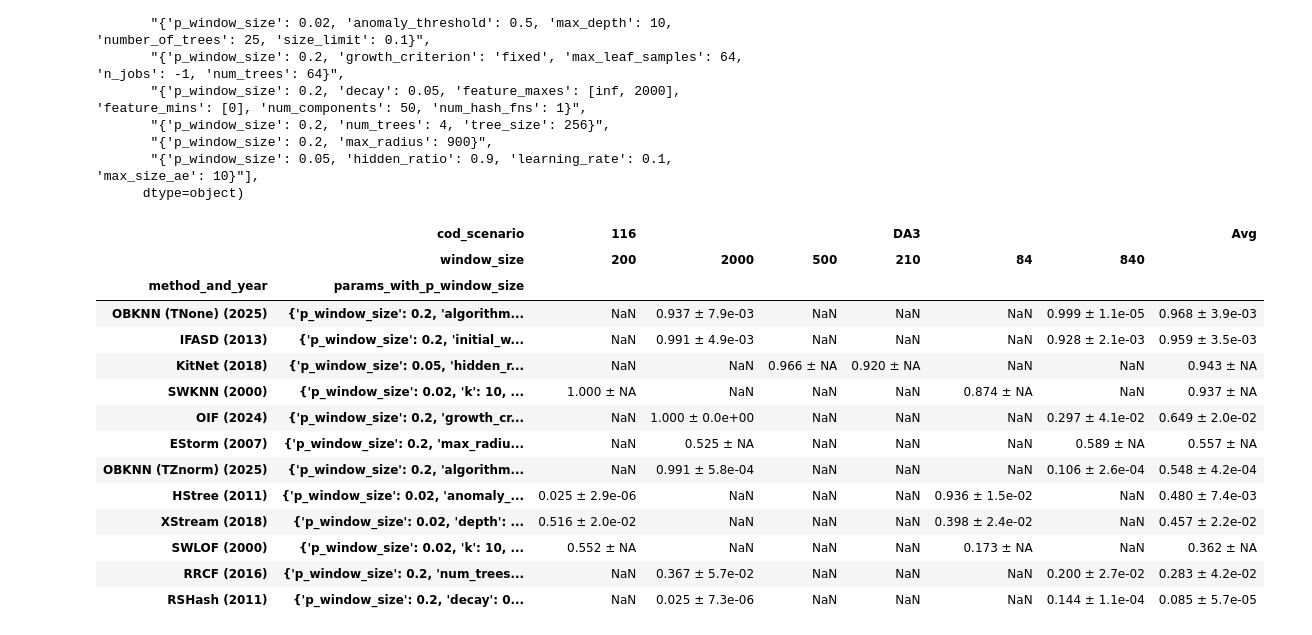
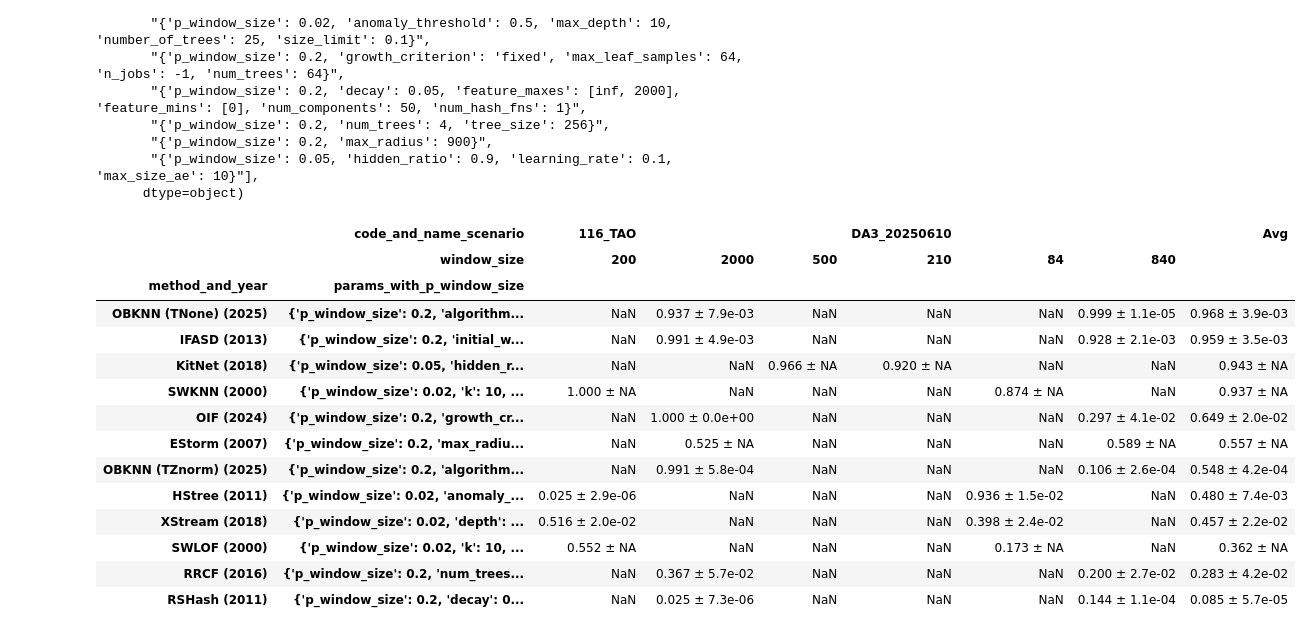
Before and after one commit to nirojasva/spectral-benchmark-bv4, a Jupyter notebook: notebooks/1_1_Summary_AD_Results (Tuning).ipynb, the cells around one changed output. Saved outputs shown, nothing was run; the diff lists cells and outputs as text; code cells hidden in the pictures.

```diff
--- a/notebooks/1_1_Summary_AD_Results (Tuning).ipynb
+++ b/notebooks/1_1_Summary_AD_Results (Tuning).ipynb
@@ -37,6 +37,7 @@ order_pds = ['551', '171', '115', '137', '116']
 
 
 data['method_window_and_param'] = data['method_window_and_param'].str.replace("SWKNN_own", "SWKNN(own)")
+data['code_and_name_scenario'] = data['cod_scenario'] +"_"+ data['name_scenario'].astype(str)
 
 data.method_window_and_param.unique()
 # %% [output]
@@ -398,7 +399,7 @@ array(["{'p_window_size': 0.02, 'k': 10, 'k_is_max': False, 'max_node_size': 20,
 # Pivot for mean - includes all data
 mean_pivot = filtered_data.pivot_table(
     values="raw_pr_auc",
-    columns=["cod_scenario", "window_size"],
+    columns=["code_and_name_scenario", "window_size"],
     index=["method_and_year", TYPE_WS],
     aggfunc="mean"
 )
@@ -407,7 +408,7 @@ mean_pivot = filtered_data.pivot_table(
 # Note: This will be NaN for all 'N' rows, which is correct.
 std_pivot = filtered_data.pivot_table(
     values="raw_pr_auc",
-    columns=["cod_scenario", "window_size"],
+    columns=["code_and_name_scenario", "window_size"],
     index=["method_and_year", TYPE_WS],
     aggfunc="std"
 )
@@ -424,34 +425,34 @@ combined_s = pd.DataFrame({'mean': mean_s, 'std': std_s}).apply(
 )
 
 # 4. Unstack back into a DataFrame
 combined = combined_s.unstack(level=[-2, -1])
 # Ensure column order is the same as the original pivot
 if not combined.empty:
     combined = combined.reindex(columns=mean_pivot.columns)
 else:
     # Handle case where combined might be empty
     combined = pd.DataFrame(index=mean_pivot.index, columns=mean_pivot.columns)
 
 
 # Get the numeric averages first (for sorting and formatting)
 avg_mean = mean_pivot.mean(axis=1)
 avg_std = std_pivot.mean(axis=1) # This will be NaN for 'N' rows
 
 # 5. Apply the same formatting logic to the Avg column
 avg_col_s = pd.DataFrame({'mean': avg_mean, 'std': avg_std}).apply(
     lambda row: format_mean_std(row['mean'], row['std']),
     axis=1
 )
 
 combined["Avg"] = avg_col_s
 
 # 6. Sort by the *numeric* average mean (before it was a string)
 combined = combined.loc[avg_mean.sort_values(ascending=False).index]
 
 # 7. Display with HTML formatting in Jupyter
 combined
 # %% [output]
-|  | cod_scenario | 116 |  |  | DA3 |  |  | Avg |
+|  | code_and_name_scenario | 116_TAO |  |  | DA3_20250610 |  |  | Avg |
 |  | window_size | 200 | 2000 | 500 | 210 | 84 | 840 |  |
 | method_and_year | params_with_p_window_size |  |  |  |  |  |  |  |
 | OBKNN (TNone) (2025) | {'p_window_size': 0.2, 'algorithm... | NaN | 0.937 ± 7.9e-03 | NaN | NaN | NaN | 0.999 ± 1.1e-05 | 0.968 ± 3.9e-03 |
```
Also changed, not shown: parts of 18 cells of this notebook, 7 other files.
